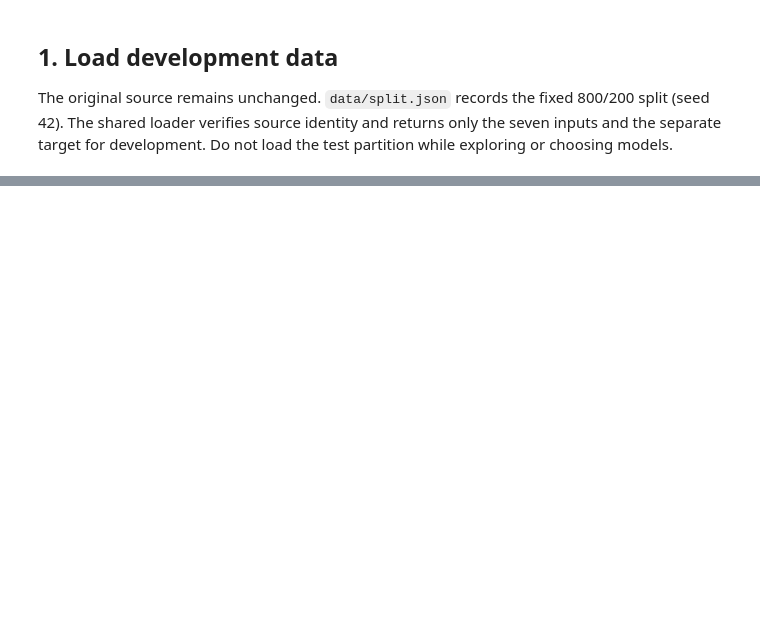
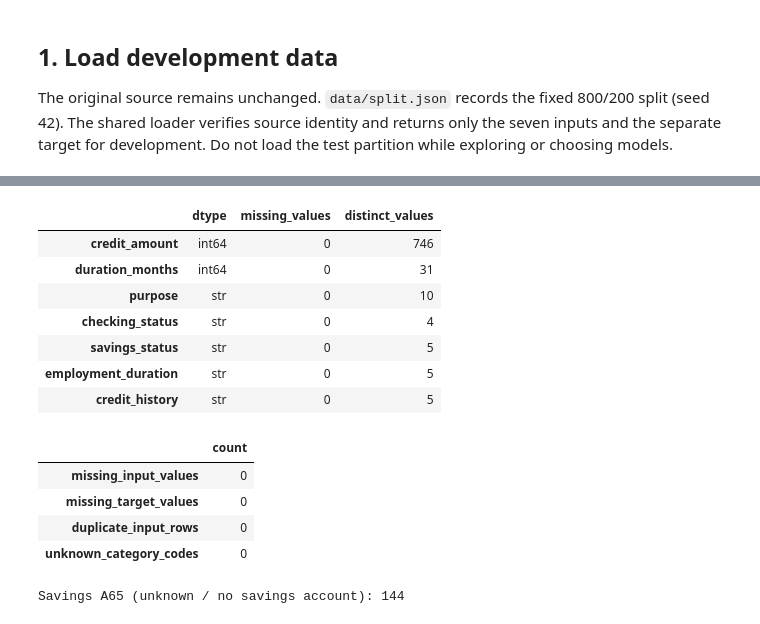
Before and after one commit to Nicolai32x/credit-scoring-ai, a Jupyter notebook: notebooks/01_exploration.ipynb, the cells around one changed output, grey strips where cells are left out. Saved outputs shown, nothing was run; the diff lists cells and outputs as text; code cells hidden in the pictures; blank space fills up the shorter version.

```diff
--- a/notebooks/01_exploration.ipynb
+++ b/notebooks/01_exploration.ipynb
@@ -39,0 +118,33 @@ Record findings, possible biases, limitations and planned preprocessing based on
+# %%
+quality = pd.DataFrame({
+    "dtype": X_development.dtypes.astype(str),
+    "missing_values": X_development.isna().sum(),
+    "distinct_values": X_development.nunique(),
+})
+display(quality)
+quality_checks = {
+    "missing_input_values": int(X_development.isna().sum().sum()),
+    "missing_target_values": int(y_development.isna().sum()),
+    "duplicate_input_rows": int(X_development.duplicated().sum()),
+    "unknown_category_codes": sum(
+        int((~X_development[feature].isin(labels)).sum())
+        for feature, labels in CATEGORY_LABELS.items()
+    ),
+}
+display(pd.Series(quality_checks, name="count").to_frame())
+print("Savings A65 (unknown / no savings account):", int(X_development["savings_status"].eq("A65").sum()))
+# %% [output]
+|  | dtype | missing_values | distinct_values |
+| credit_amount | int64 | 0 | 746 |
+| duration_months | int64 | 0 | 31 |
+| purpose | str | 0 | 10 |
+| checking_status | str | 0 | 4 |
+| savings_status | str | 0 | 5 |
+| employment_duration | str | 0 | 5 |
+| credit_history | str | 0 | 5 |
+|  | count |
+| missing_input_values | 0 |
+| missing_target_values | 0 |
+| duplicate_input_rows | 0 |
+| unknown_category_codes | 0 |
+Savings A65 (unknown / no savings account): 144
```
Also changed, not shown: parts of 22 cells of this notebook, 12 other files.
